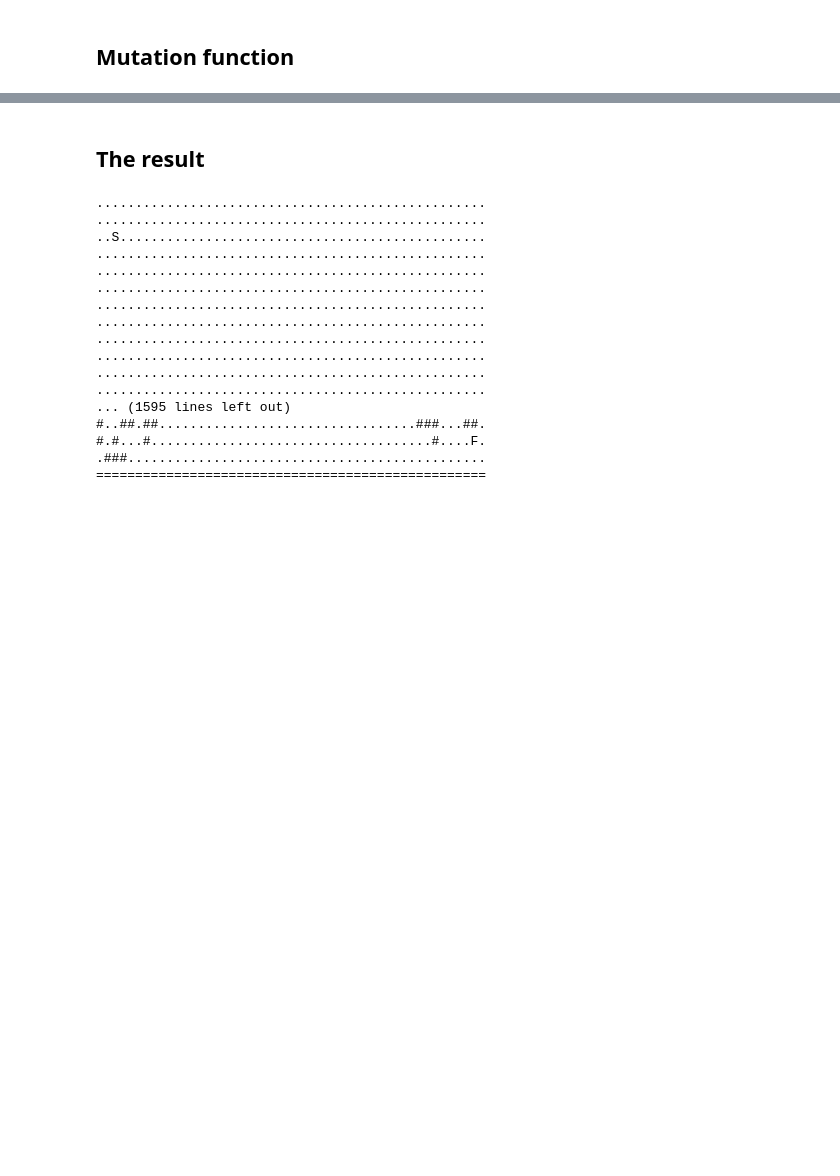
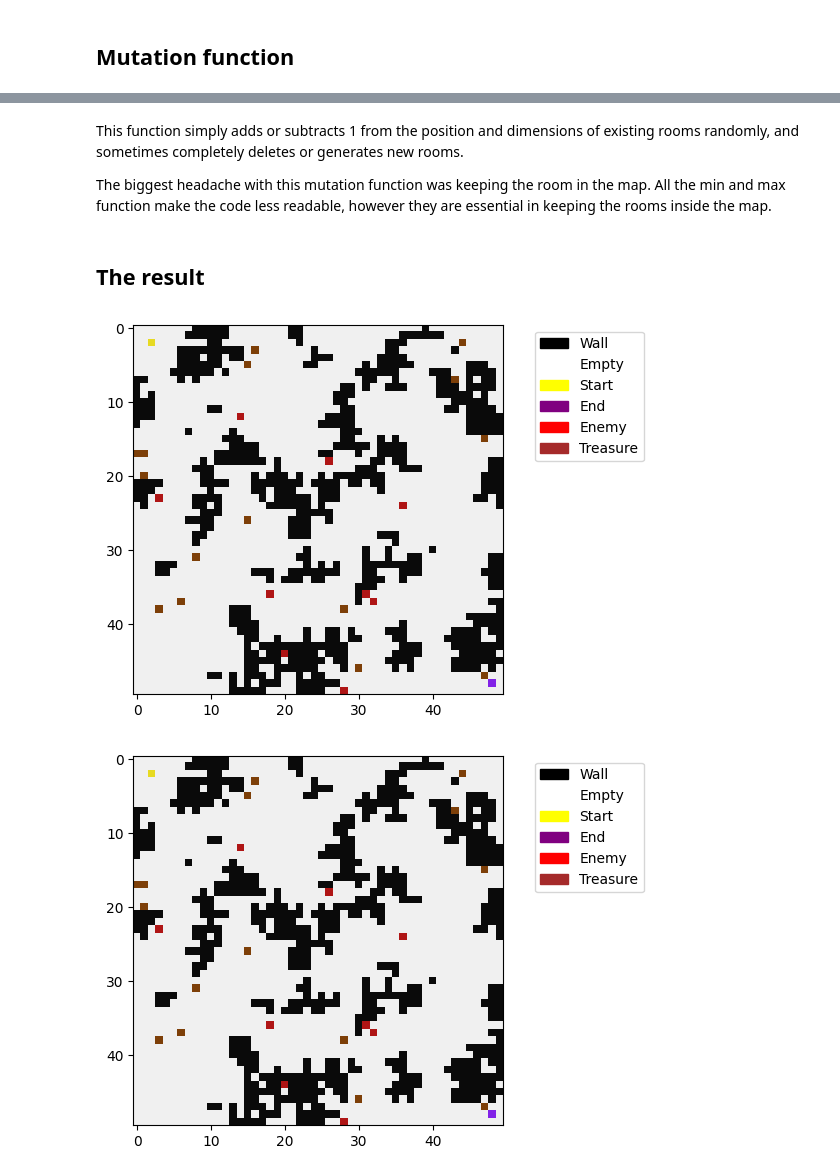
Before and after one commit to MladoniSzabi/Artificial_Intelligence_Homework, a Jupyter notebook: Untitled.ipynb, the cells around one changed output, grey strips where cells are left out. Saved outputs shown, nothing was run; the diff lists cells and outputs as text; code cells hidden in the pictures; blank space fills up the shorter version.

Commit message:
cleaned up code, added more text, showing direct representation as image.

```diff
--- a/Untitled.ipynb
+++ b/Untitled.ipynb
@@ -301,3 +367,7 @@ def mutate_level(level):
                     new_level[y][x] = Cells.EMPTY
 
     return new_level
+# %% [markdown]
+This function simply adds or subtracts 1 from the position and dimensions of existing rooms randomly, and sometimes completely deletes or generates new rooms.
+
+The biggest headache with this mutation function was keeping the room in the map. All the min and max function make the code less readable, however they are essential in keeping the rooms inside the map.
@@ -316,20 +451,6 @@ def print_level(level):
 # %%
+display([], display_id=1)
 main()
 # %% [output]
-..................................................
-..................................................
-..S...............................................
-..................................................
-..................................................
-..................................................
-..................................................
-..................................................
-..................................................
-..................................................
-..................................................
-..................................................
-... (1595 lines left out)
-#..##.##.................................###...##.
-#.#...#....................................#....F.
-.###..............................................
-==================================================
+[figure, added]
+[figure, added]
```
Also changed, not shown: parts of 25 cells of this notebook, 1 other file.
